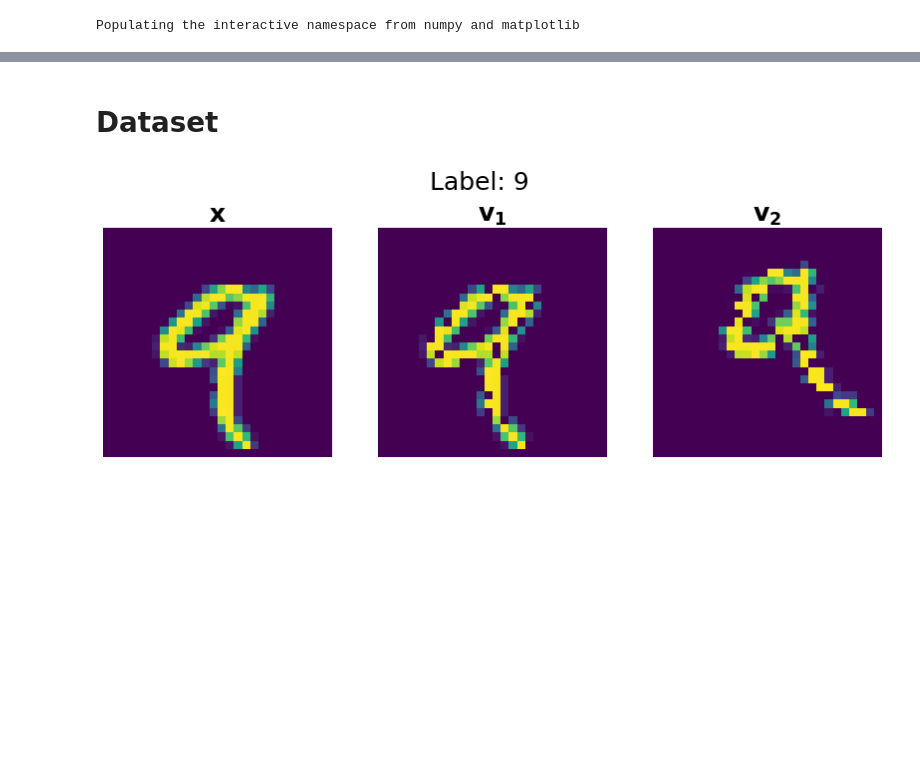
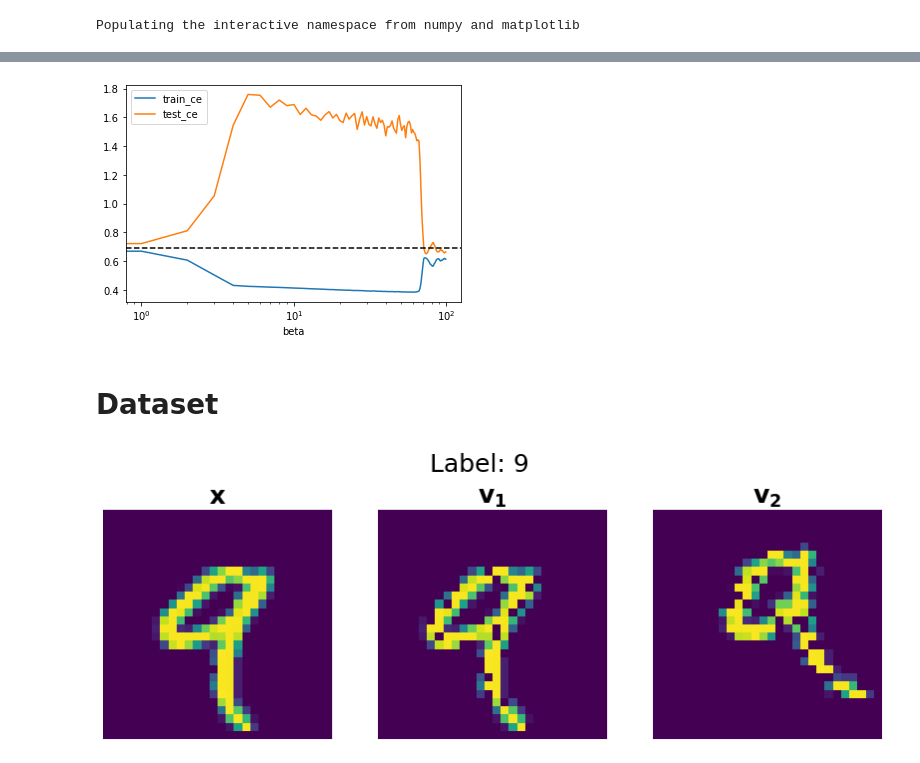
Before and after one commit to mfederici/JADE, a Jupyter notebook: results.ipynb, the cells around one changed output, grey strips where cells are left out. Drawn from its saved outputs; the diff is of its cells as text; code cells hidden in the pictures; blank space fills up the shorter version.

```diff
--- a/results.ipynb
+++ b/results.ipynb
@@ -6,11 +6,13 @@ Populating the interactive namespace from numpy and matplotlib
 # %%
 import wandb
 import inspect
+import seaborn as sns
+import pandas as pd
 
 api = wandb.Api()
 runs = api.runs("mfederici/causal-mib")
-for run in runs:
-    print(run.name)
+#for run in runs:
+#    print(run.name)
 
 
 #run.file('model.pt').download(root='experiments', replace=True)
@@ -95,0 +19,12 @@ run_data
+# %%
+run_list = ['mfederici/causal-mib/wbgyjph9','mfederici/causal-mib/vd9m0lkc','mfederici/causal-mib/vzw36pyi']
+run_list = ['mfederici/causal-mib/wbgyjph9','mfederici/causal-mib/l98qjahy','mfederici/causal-mib/23nql4i8']
+run_list = ['mfederici/causal-mib/tfq7vsxb','mfederici/causal-mib/qhlys6le','mfederici/causal-mib/xs48kr0h']
+run_list = ['mfederici/causal-mib/3dc6e54p','mfederici/causal-mib/l6b3tq0b','mfederici/causal-mib/lpt00csk']
+#run_list = ['mfederici/causal-mib/3dc6e54p','mfederici/causal-mib/vr4ejdt6']
+run_list = ['mfederici/causal-mib/09bhrsy0','mfederici/causal-mib/8iosmbrt']
+run_list = ['mfederici/causal-mib/8iosmbrt', 'mfederici/causal-mib/h62zkg6k', 'mfederici/causal-mib/xvys5l9h']
+run_list = ['mfederici/causal-mib/apgrralu','mfederici/causal-mib/sipkvt6u','mfederici/causal-mib/m91vstab']
+#run_list = ['mfederici/causal-mib/lmzd0f92','mfederici/causal-mib/zg1vblbu','mfederici/causal-mib/mdv32ga9']
+run_list = ['mfederici/causal-mib/vr4ejdt6','mfederici/causal-mib/8iosmbrt','mfederici/causal-mib/ypwz37z6']
+run_list = ['mfederici/causal-mib/639h4zwn', 'mfederici/causal-mib/0qpe2mvx', 'mfederici/causal-mib/uaq2nxhr']
@@ -96,3 +125,30 @@ run_data
+# %%
+run_data = run.scan_history()
+last_beta = 1e-5
+
+data = []
+
+for row in run_data:
+    if 'loss/beta' in row:
+        beta = row['loss/beta']
+        if beta==beta:
+            last_beta = beta
+    if 'test_ce_01' in row:
+        if row['test_ce_01']==row['test_ce_01']:
+            data.append({
+                'beta':last_beta,
+                'train_ce': 0.5*(row['test_ce_01']+row['test_ce_02']),
+                'test_ce': row['test_ce_09']
+            })
+# %%
+f, ax = plt.subplots(1,1)
+
+pd.DataFrame(data).plot(x='beta',y='train_ce', ax=ax)
+pd.DataFrame(data).plot(x='beta',y='test_ce', ax=ax)
+ax.axhline(np.log(2), ls='--', color='k')
+ax.set_xscale('log')
+# %% [output]
+[figure, added]
 # %% [markdown]
 # Dataset
 # %%
```
Also changed, not shown: parts of 5 cells of this notebook, 10 other files.
